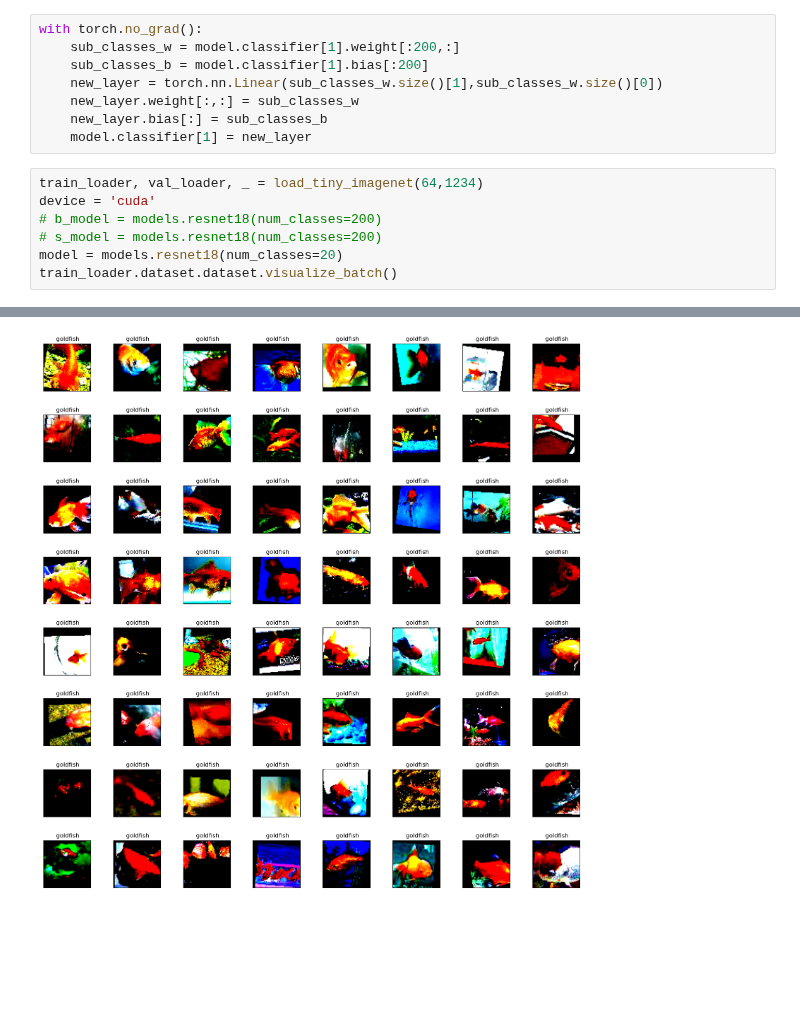
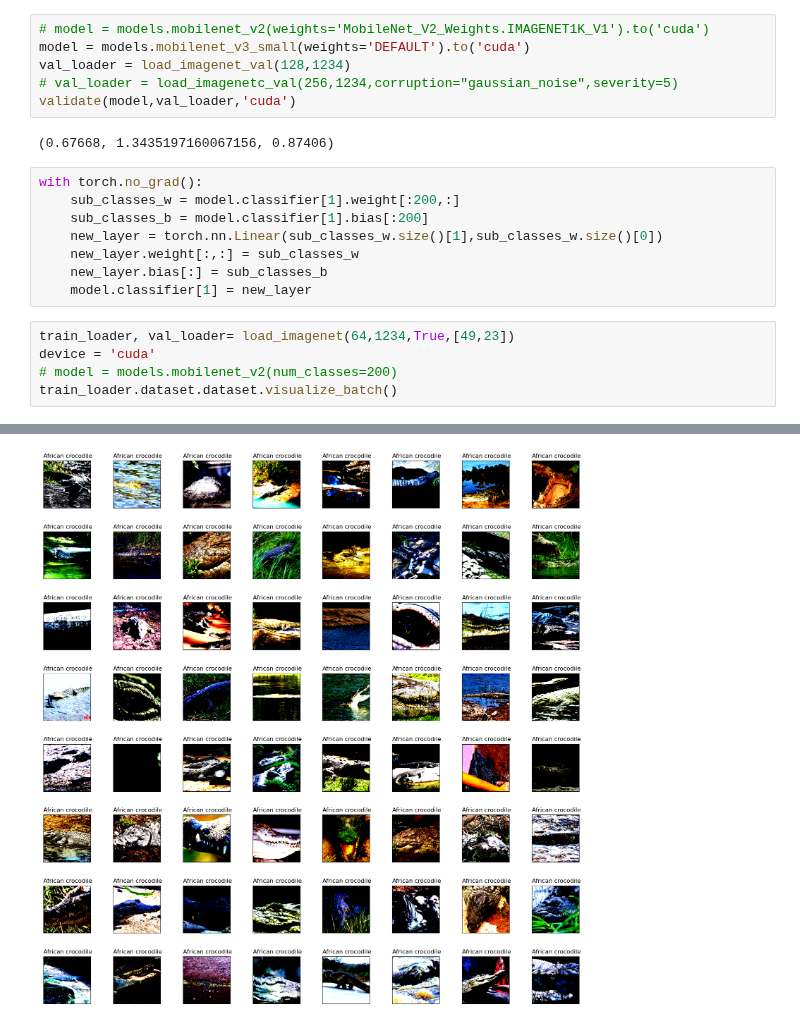
Before and after one commit to Geffen-Cooper/continual_learning_playground, a Jupyter notebook: src/learning_fast/train_tiny_imagenet/scratch.ipynb, the cells around one changed output, grey strips where cells are left out. Cells and saved outputs as stored; diff of their text form; blank space fills up the shorter version.

Commit message:
enabled imagenet subclass splitting

```diff
--- a/src/learning_fast/train_tiny_imagenet/scratch.ipynb
+++ b/src/learning_fast/train_tiny_imagenet/scratch.ipynb
@@ -52,3 +15,11 @@ validate(model,val_loader,'cpu')
+# %%
+# model = models.mobilenet_v2(weights='MobileNet_V2_Weights.IMAGENET1K_V1').to('cuda')
+model = models.mobilenet_v3_small(weights='DEFAULT').to('cuda')
+val_loader = load_imagenet_val(128,1234)
+# val_loader = load_imagenetc_val(256,1234,corruption="gaussian_noise",severity=5)
+validate(model,val_loader,'cuda')
+# %% [output]
+(0.67668, 1.3435197160067156, 0.87406)
 # %%
 with torch.no_grad():
     sub_classes_w = model.classifier[1].weight[:200,:]
@@ -58,31 +29,29 @@ with torch.no_grad():
     new_layer.bias[:] = sub_classes_b
     model.classifier[1] = new_layer
 # %%
-train_loader, val_loader, _ = load_tiny_imagenet(64,1234)
+train_loader, val_loader= load_imagenet(64,1234,True,[49,23])
 device = 'cuda'
-# b_model = models.resnet18(num_classes=200)
-# s_model = models.resnet18(num_classes=200)
-model = models.resnet18(num_classes=20)
+# model = models.mobilenet_v2(num_classes=200)
 train_loader.dataset.dataset.visualize_batch()
 # %% [output]
 Clipping input data to the valid range for imshow with RGB data ([0..1] for floats or [0..255] for integers).
 Clipping input data to the valid range for imshow with RGB data ([0..1] for floats or [0..255] for integers).
 Clipping input data to the valid range for imshow with RGB data ([0..1] for floats or [0..255] for integers).
 Clipping input data to the valid range for imshow with RGB data ([0..1] for floats or [0..255] for integers).
 Clipping input data to the valid range for imshow with RGB data ([0..1] for floats or [0..255] for integers).
 Clipping input data to the valid range for imshow with RGB data ([0..1] for floats or [0..255] for integers).
 Clipping input data to the valid range for imshow with RGB data ([0..1] for floats or [0..255] for integers).
 Clipping input data to the valid range for imshow with RGB data ([0..1] for floats or [0..255] for integers).
 Clipping input data to the valid range for imshow with RGB data ([0..1] for floats or [0..255] for integers).
 Clipping input data to the valid range for imshow with RGB data ([0..1] for floats or [0..255] for integers).
 Clipping input data to the valid range for imshow with RGB data ([0..1] for floats or [0..255] for integers).
 Clipping input data to the valid range for imshow with RGB data ([0..1] for floats or [0..255] for integers).
 ... (48 lines left out)
 Clipping input data to the valid range for imshow with RGB data ([0..1] for floats or [0..255] for integers).
 Clipping input data to the valid range for imshow with RGB data ([0..1] for floats or [0..255] for integers).
 Clipping input data to the valid range for imshow with RGB data ([0..1] for floats or [0..255] for integers).
 Clipping input data to the valid range for imshow with RGB data ([0..1] for floats or [0..255] for integers).
-[figure, old version]
+[figure, new version]
 # %%
 train(model,train_loader,val_loader,device)
 # train_sub(b_model, s_model, train_loader, val_loader, device)
```
Also changed, not shown: parts of 5 cells of this notebook, 2 other files.
